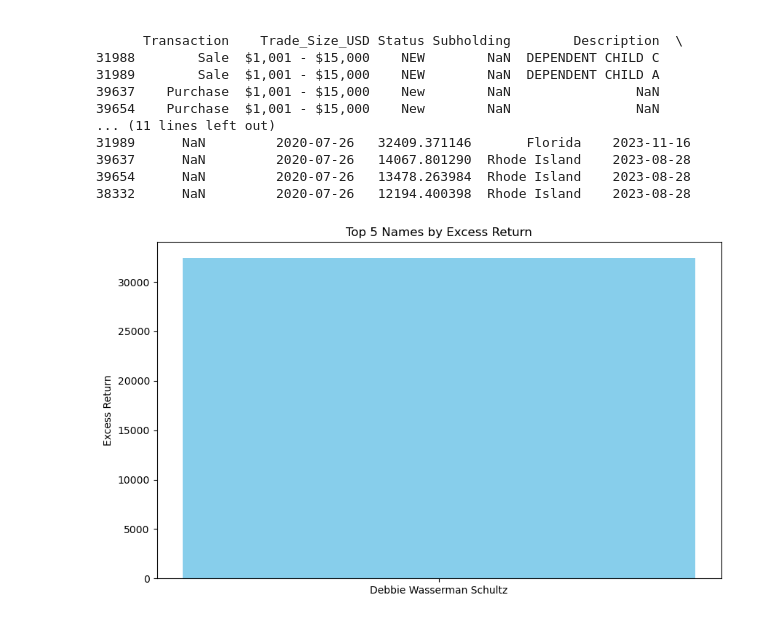
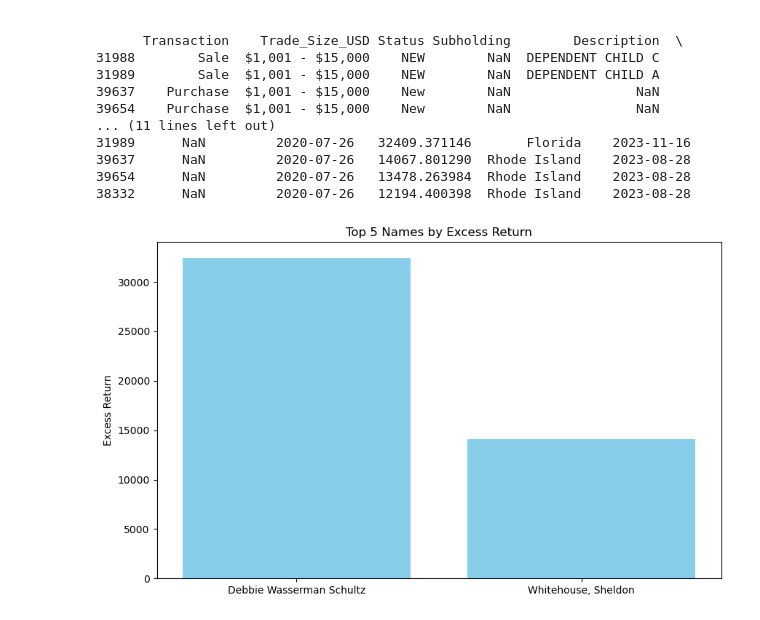
Before and after one commit to tsjohns9/ai-project-1, a Jupyter notebook: spencer.ipynb, the cells around one changed output. Cells and saved outputs as stored; diff of their text form; code cells hidden in the pictures.

```diff
--- a/spencer.ipynb
+++ b/spencer.ipynb
@@ -76,16 +72,16 @@ print(Gottheim_df)
 38332      NaN         2020-07-26   12194.400398  Rhode Island    2023-08-28
 # %%
 plt.figure(figsize=(10, 6))
-plt.bar(top_df['Name'], top_df['excess_return'], color='skyblue')
+plt.bar(x_df['Name'], Gottheim_df['excess_return'], color='skyblue')
 
 # Add labels and title
 # plt.xlabel('Name')
 plt.ylabel('Excess Return')
 plt.title(f'Top {n} Names by Excess Return')
 plt.xticks(rotation=0)
 
 # Display the plot
 # plt.tight_layout()
 plt.show()
 # %% [output]
-[figure, old version]
+[figure, new version]
```
Also changed, not shown: parts of 1 cell of this notebook, 1 other file.
